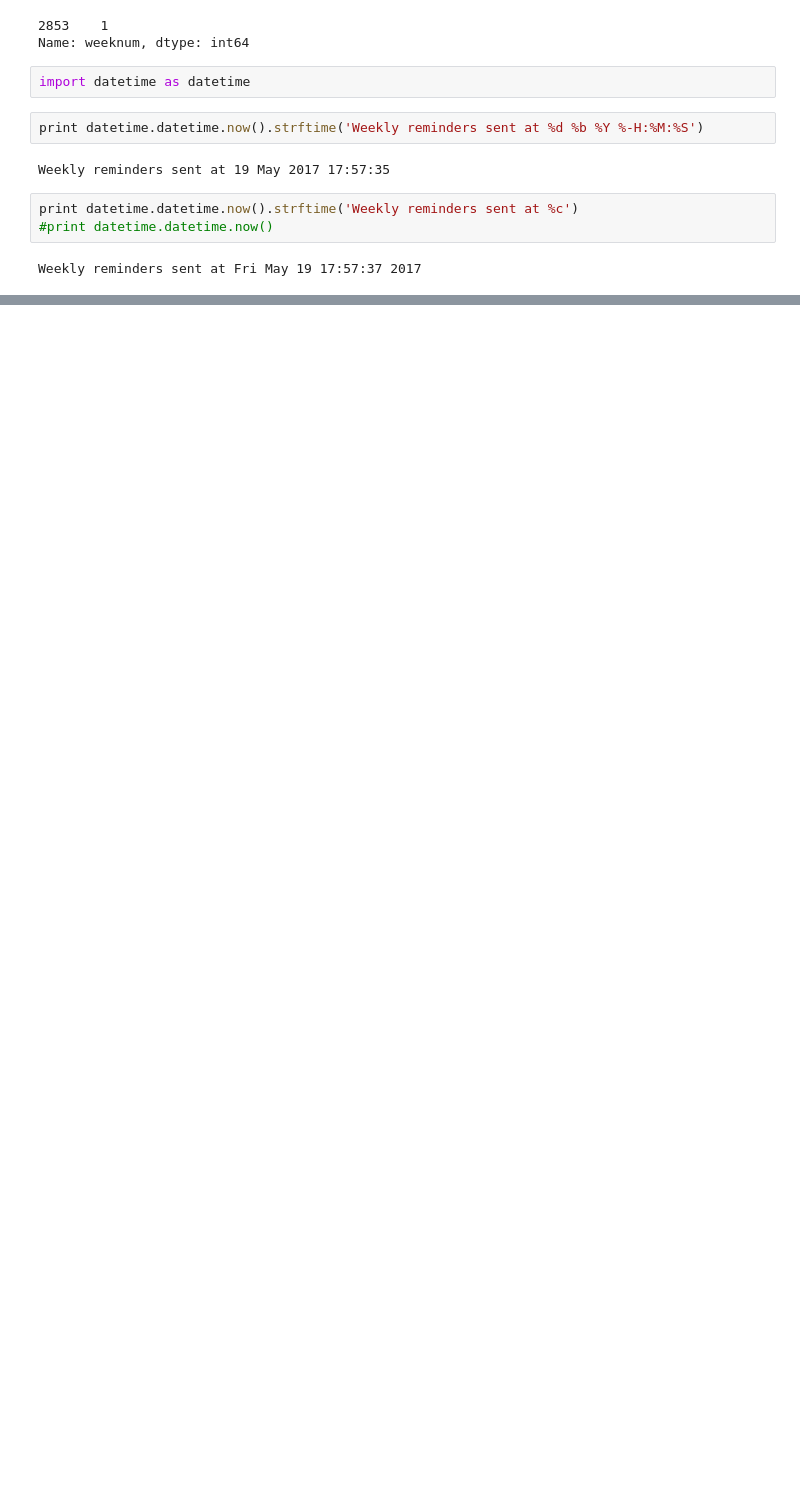
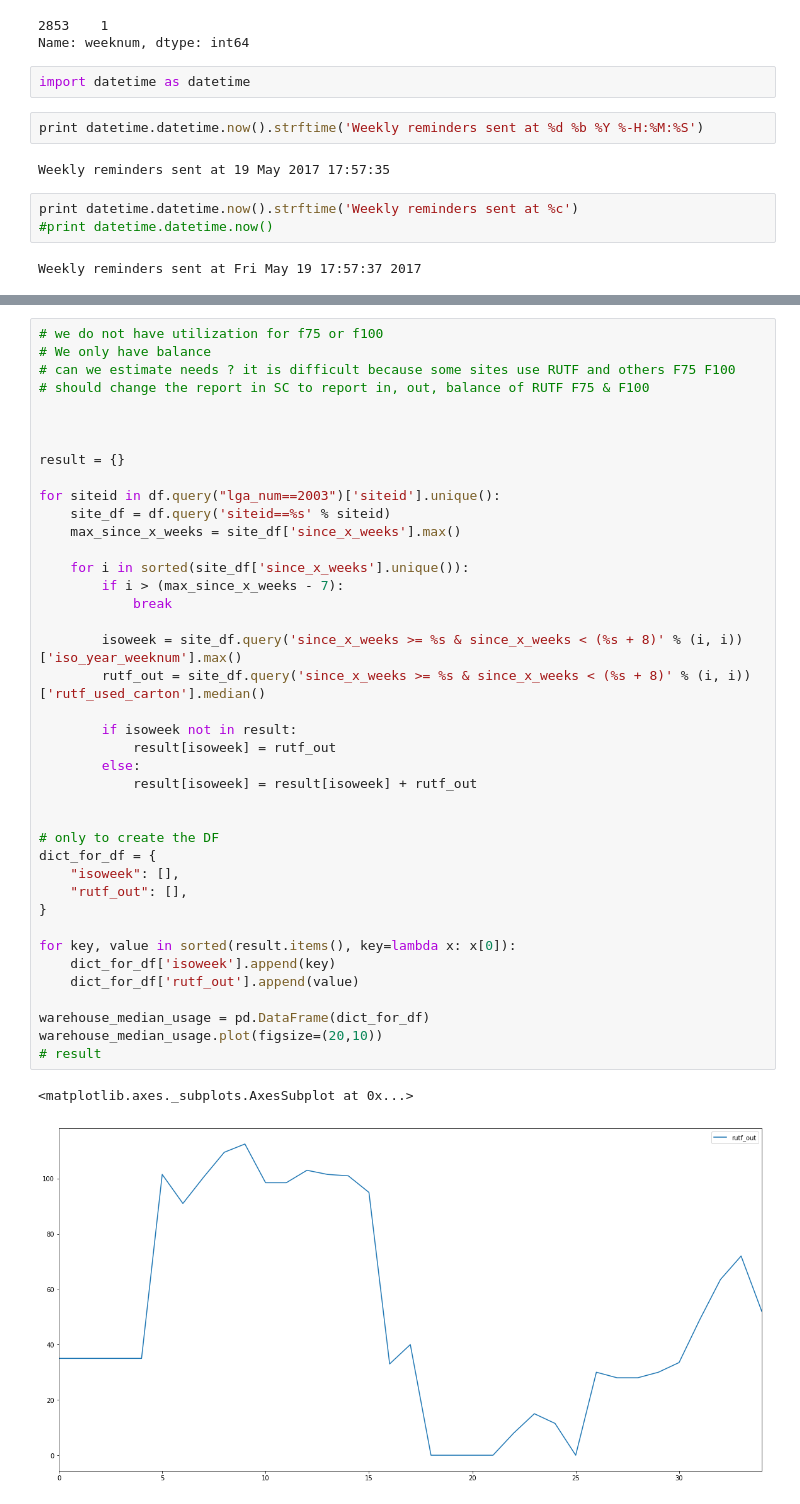
Before and after one commit to RobertJohnston/IMAM, a Jupyter notebook: Stock Report.ipynb, the cells around one changed output, grey strips where cells are left out. Saved outputs shown, nothing was run; the diff lists cells and outputs as text; blank space fills up the shorter version.

```diff
--- a/Stock Report.ipynb
+++ b/Stock Report.ipynb
@@ -330,0 +391,43 @@ Weekly reminders sent at Fri May 19 17:57:37 2017
+# %%
+# we do not have utilization for f75 or f100
+# We only have balance
+# can we estimate needs ? it is difficult because some sites use RUTF and others F75 F100
+# should change the report in SC to report in, out, balance of RUTF F75 & F100
+
+
+
+result = {}
+
+for siteid in df.query("lga_num==2003")['siteid'].unique():
+    site_df = df.query('siteid==%s' % siteid)
+    max_since_x_weeks = site_df['since_x_weeks'].max()
+
+    for i in sorted(site_df['since_x_weeks'].unique()):
+        if i > (max_since_x_weeks - 7):
+            break
+
+        isoweek = site_df.query('since_x_weeks >= %s & since_x_weeks < (%s + 8)' % (i, i))['iso_year_weeknum'].max()
+        rutf_out = site_df.query('since_x_weeks >= %s & since_x_weeks < (%s + 8)' % (i, i))['rutf_used_carton'].median()
+
+        if isoweek not in result:
+            result[isoweek] = rutf_out
+        else:
+            result[isoweek] = result[isoweek] + rutf_out
+
+
+# only to create the DF
+dict_for_df = {
+    "isoweek": [],
+    "rutf_out": [],
+}
+
+for key, value in sorted(result.items(), key=lambda x: x[0]):
+    dict_for_df['isoweek'].append(key)
+    dict_for_df['rutf_out'].append(value)
+
+warehouse_median_usage = pd.DataFrame(dict_for_df)
+warehouse_median_usage.plot(figsize=(20,10))
+# result
+# %% [output]
+<matplotlib.axes._subplots.AxesSubplot at 0x...>
+[figure, added]
```
Also changed, not shown: parts of 27 cells of this notebook.
